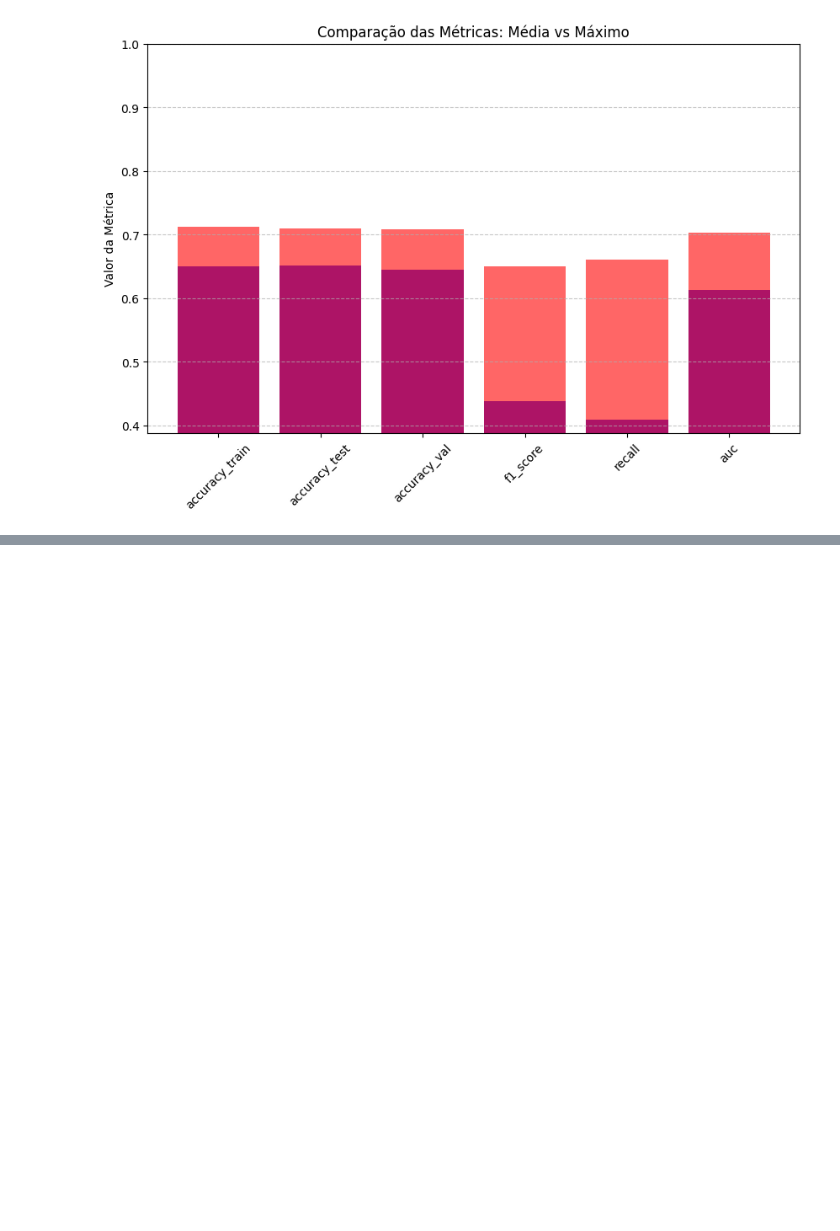
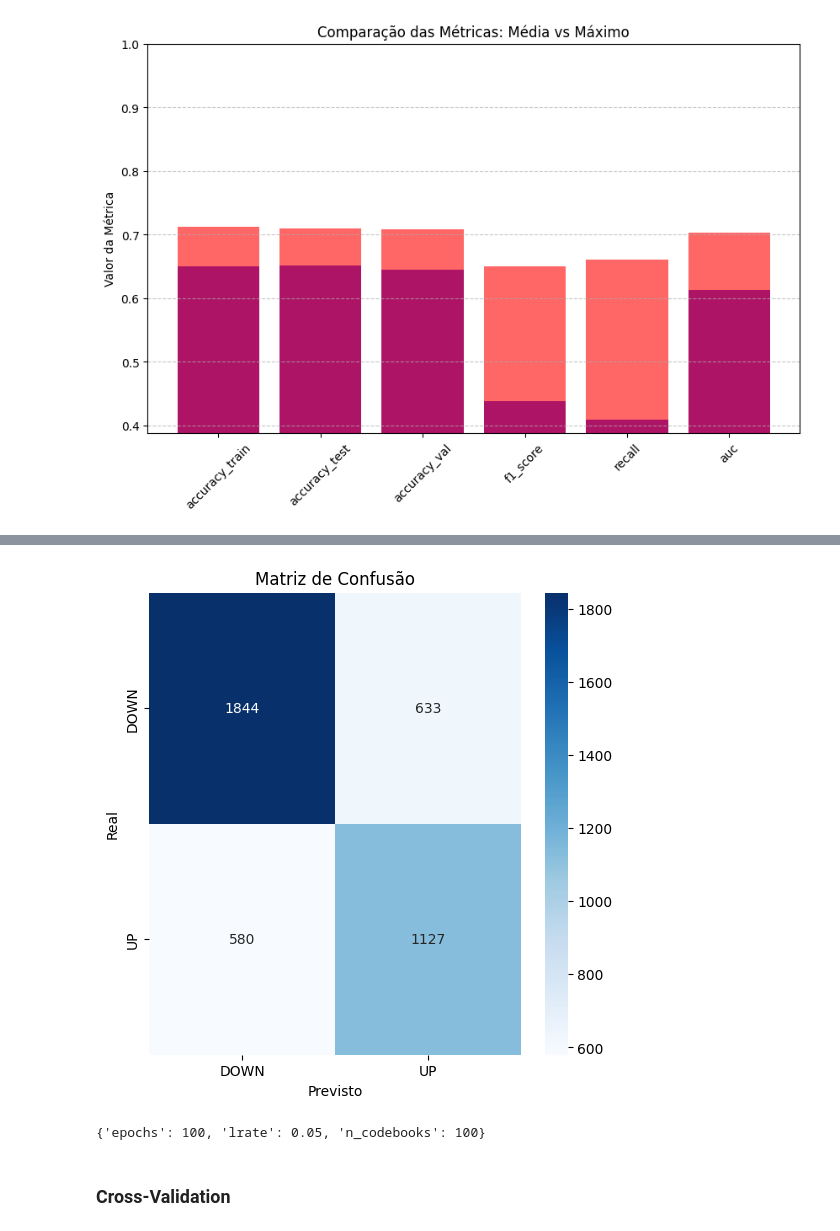
Before and after one commit to GuilhermeMaciel75/SI5-ELEC2, a Jupyter notebook: notebooks/04-Variacao_Parametrica/lvq.ipynb, the cells around one changed output, grey strips where cells are left out. Saved outputs shown, nothing was run; the diff lists cells and outputs as text; code cells hidden in the pictures; blank space fills up the shorter version.

```diff
--- a/notebooks/04-Variacao_Parametrica/lvq.ipynb
+++ b/notebooks/04-Variacao_Parametrica/lvq.ipynb
@@ -375,0 +398,19 @@ df.to_csv('/home/guilhermemaciel/Área de Trabalho/SI5-ELEC2/data/results/lvq.cs
+# %%
+import pickle
+
+model_path = '/home/guilhermemaciel/Área de Trabalho/SI5-ELEC2/models/lvq/14.pkl'
+if os.path.exists(model_path):
+    with open(model_path, "rb") as f:
+        model = pickle.load(f)
+# %%
+X_train, Y_train, X_val, Y_val, X_test, Y_test = map(np.array, [X_train, Y_train, X_val, Y_val, X_test, Y_test])
+# %%
+plots.show_confusion_matrix(model, X_test, Y_test)
+# %% [output]
+[figure, added]
+# %%
+model.get_params()
+# %% [output]
+{'epochs': 100, 'lrate': 0.05, 'n_codebooks': 100}
+# %% [markdown]
+### Cross-Validation
```
Also changed, not shown: parts of 7 cells of this notebook.
